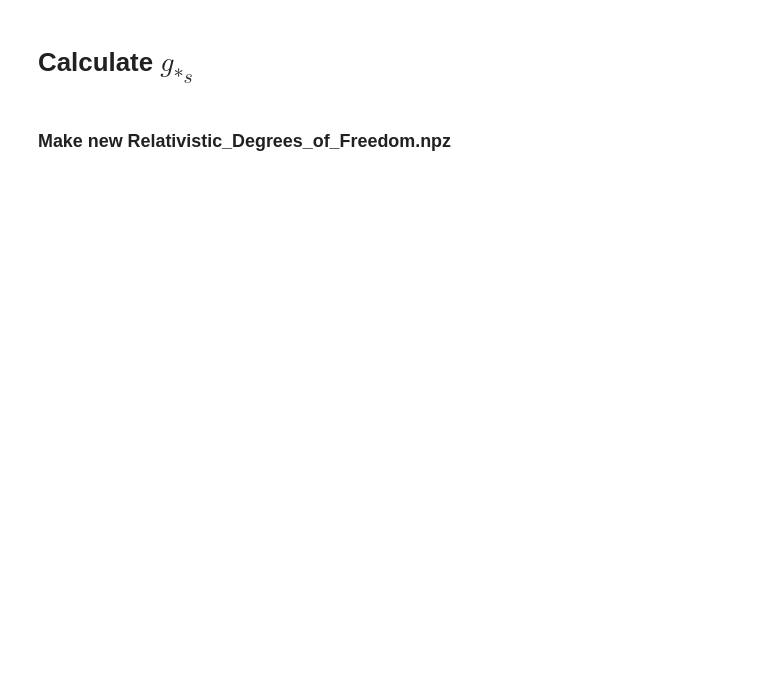
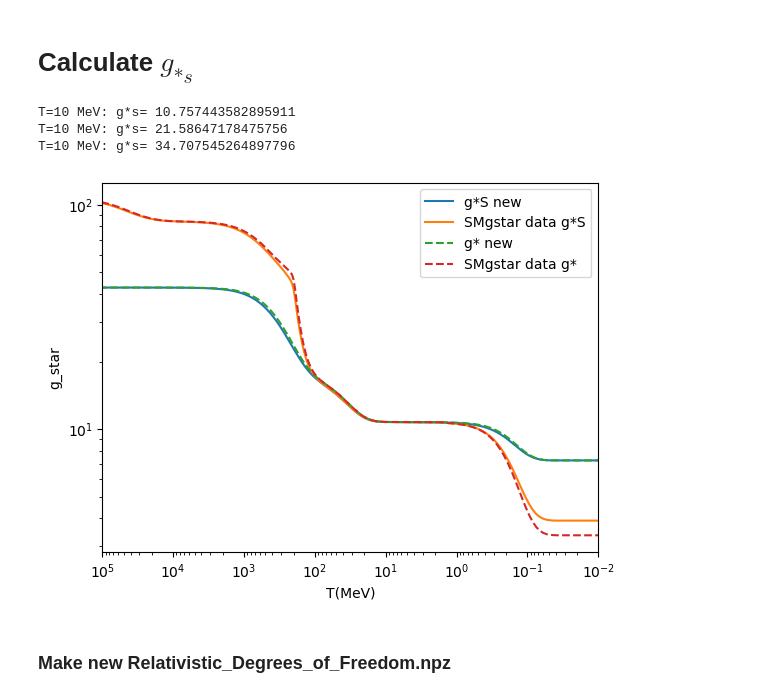
Before and after one commit to emmahorner/new_QCD, a Jupyter notebook: calculating gstar (gstar and density function).ipynb, the cells around one changed output. Drawn from its saved outputs; the diff is of its cells as text; code cells hidden in the pictures; blank space fills up the shorter version.

```diff
--- a/calculating gstar (gstar and density function).ipynb
+++ b/calculating gstar (gstar and density function).ipynb
@@ -46,5 +46,5 @@ eta_p = 957.78
 rho_pm = 775.11
 rho_0 = 775.26
 
-fermions = np.array([[mve, 2], [mvmu, 2], [mvtau, 2], [m_e, 4], [m_mu, 4], [m_tau, 4], [m_p, 4], [m_n, 4] ])
+fermions = np.array([[ve, 2], [vmu, 2], [vtau, 2], [m_e, 4], [m_mu, 4], [m_tau, 4], [proton, 4], [neutron, 4] ])
 bosons = np.array([[0,2], [pion_pm, 2], [pion_0, 1], [kaon_pm, 2], [kaon_0, 2] , [eta, 1] , [eta_p, 1] , [rho_pm, 6], [rho_0, 3]])
@@ -146,25 +150,31 @@ def gstarS(T, mass_gf, mass_gb):
 print('T=10 MeV: g*s=', gstarS(10, fermions, bosons))
 print('T=10 MeV: g*s=', gstarS(180, fermions, bosons))
 print('T=10 MeV: g*s=', gstarS(500, fermions, bosons))
+# %% [output]
+T=10 MeV: g*s= 10.757443582895911
+T=10 MeV: g*s= 21.58647178475756
+T=10 MeV: g*s= 34.707545264897796
 # %%
 T = np.loadtxt("SMgstar.dat", usecols = 0, unpack = True)
 gstarS_old = np.loadtxt("SMgstar.dat", usecols = 2, unpack = True)
 gstarS_plot_vals = np.zeros(len(T))
 
 for i in range(len(T)):
     gstarS_plot_vals[i] = gstarS(T[i], fermions, bosons)
 
 
 plt.figure()
 plt.loglog(T, gstarS_plot_vals)
 plt.loglog(T, gstarS_old)
-plt.loglog(T, gstar_plot_vals, linestyle )
+plt.loglog(T, gstar_plot_vals, linestyle = '--' )
 plt.loglog(T, gstar_old, linestyle = '--')
 plt.xlim(1e5,1e-2)
 plt.ylabel('g_star')
 plt.xlabel('T(MeV)')
 plt.legend(['g*S new', 'SMgstar data g*S', 'g* new', 'SMgstar data g*'])
 plt.show()
+# %% [output]
+[figure, added]
 # %% [markdown]
 ### Make new Relativistic_Degrees_of_Freedom.npz
 # %%
```
Also changed, not shown: parts of 6 cells of this notebook.
